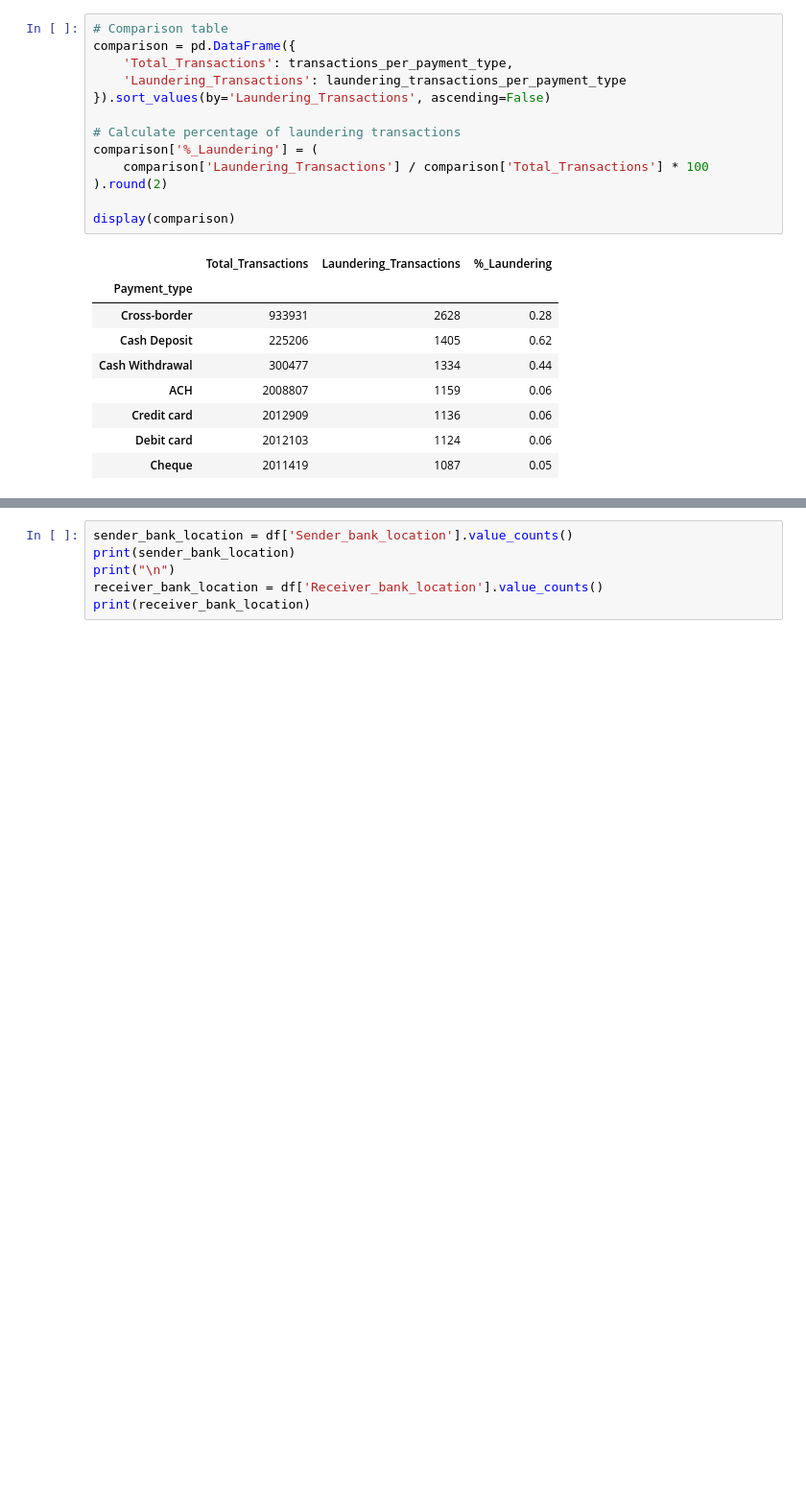
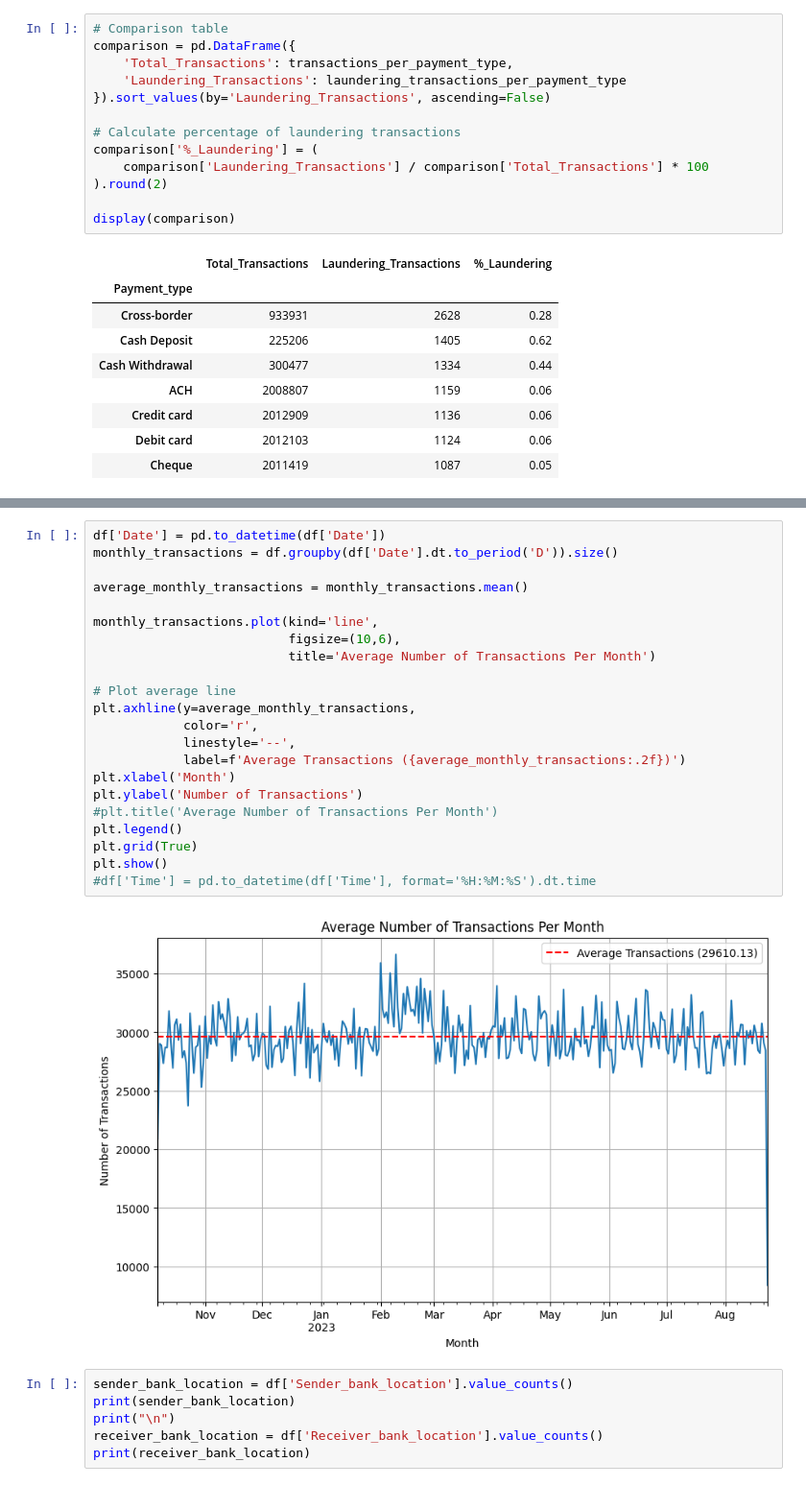
Before and after one commit to DamZav/aml-transactions-project, a Jupyter notebook: notebooks/EDA.ipynb, the cells around one changed output, grey strips where cells are left out. Shown at 96% size. Cells and saved outputs as stored; diff of their text form; blank space fills up the shorter version.

```diff
--- a/notebooks/EDA.ipynb
+++ b/notebooks/EDA.ipynb
@@ -188,3 +209,27 @@ display(comparison)
+# %%
+df['Date'] = pd.to_datetime(df['Date'])
+monthly_transactions = df.groupby(df['Date'].dt.to_period('D')).size()
+
+average_monthly_transactions = monthly_transactions.mean()
+
+monthly_transactions.plot(kind='line',
+                          figsize=(10,6),
+                          title='Average Number of Transactions Per Month')
+
+# Plot average line
+plt.axhline(y=average_monthly_transactions,
+            color='r',
+            linestyle='--',
+            label=f'Average Transactions ({average_monthly_transactions:.2f})')
+plt.xlabel('Month')
+plt.ylabel('Number of Transactions')
+#plt.title('Average Number of Transactions Per Month')
+plt.legend()
+plt.grid(True)
+plt.show()
+#df['Time'] = pd.to_datetime(df['Time'], format='%H:%M:%S').dt.time
+# %% [output]
+[figure, added]
 # %%
 sender_bank_location = df['Sender_bank_location'].value_counts()
 print(sender_bank_location)
```
Also changed, not shown: parts of 3 cells of this notebook.
